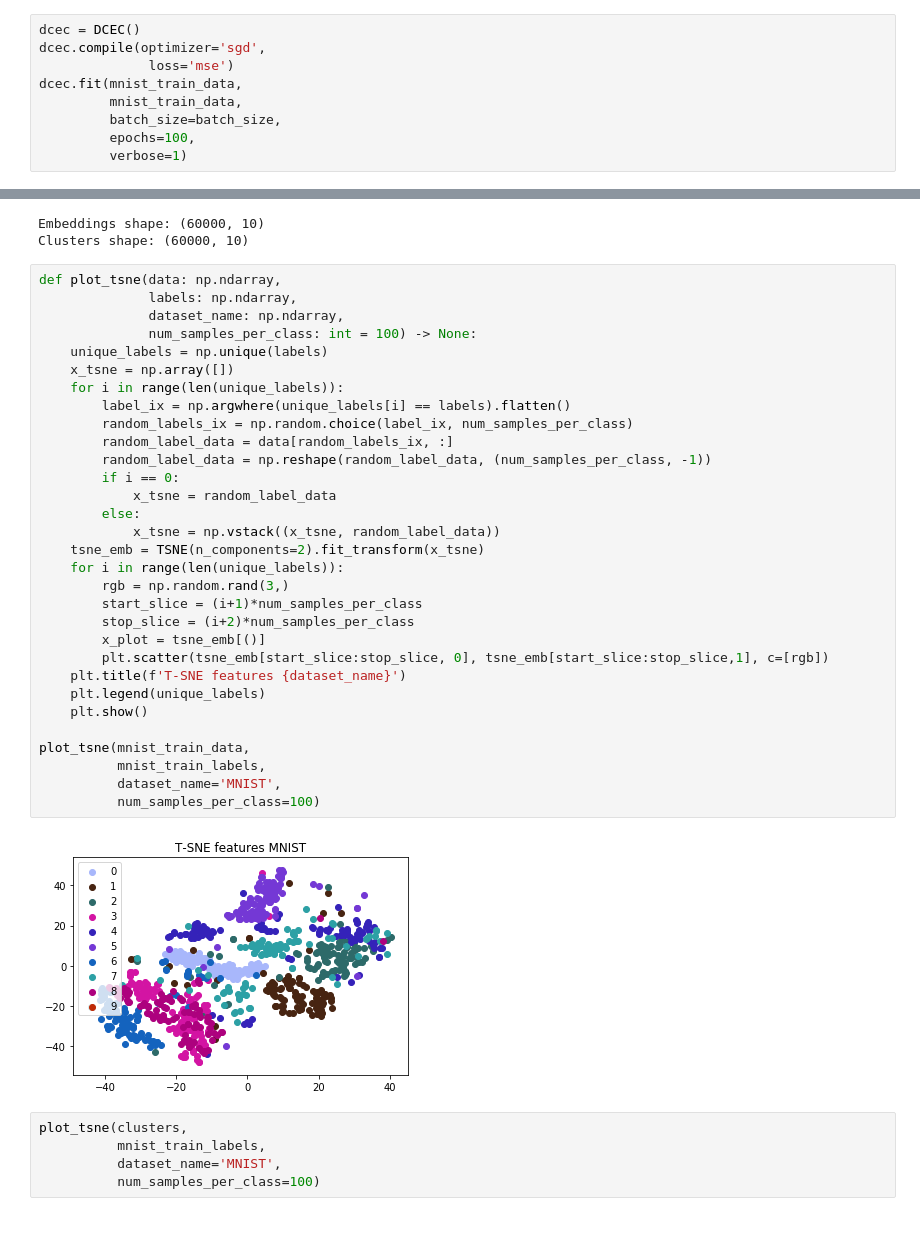
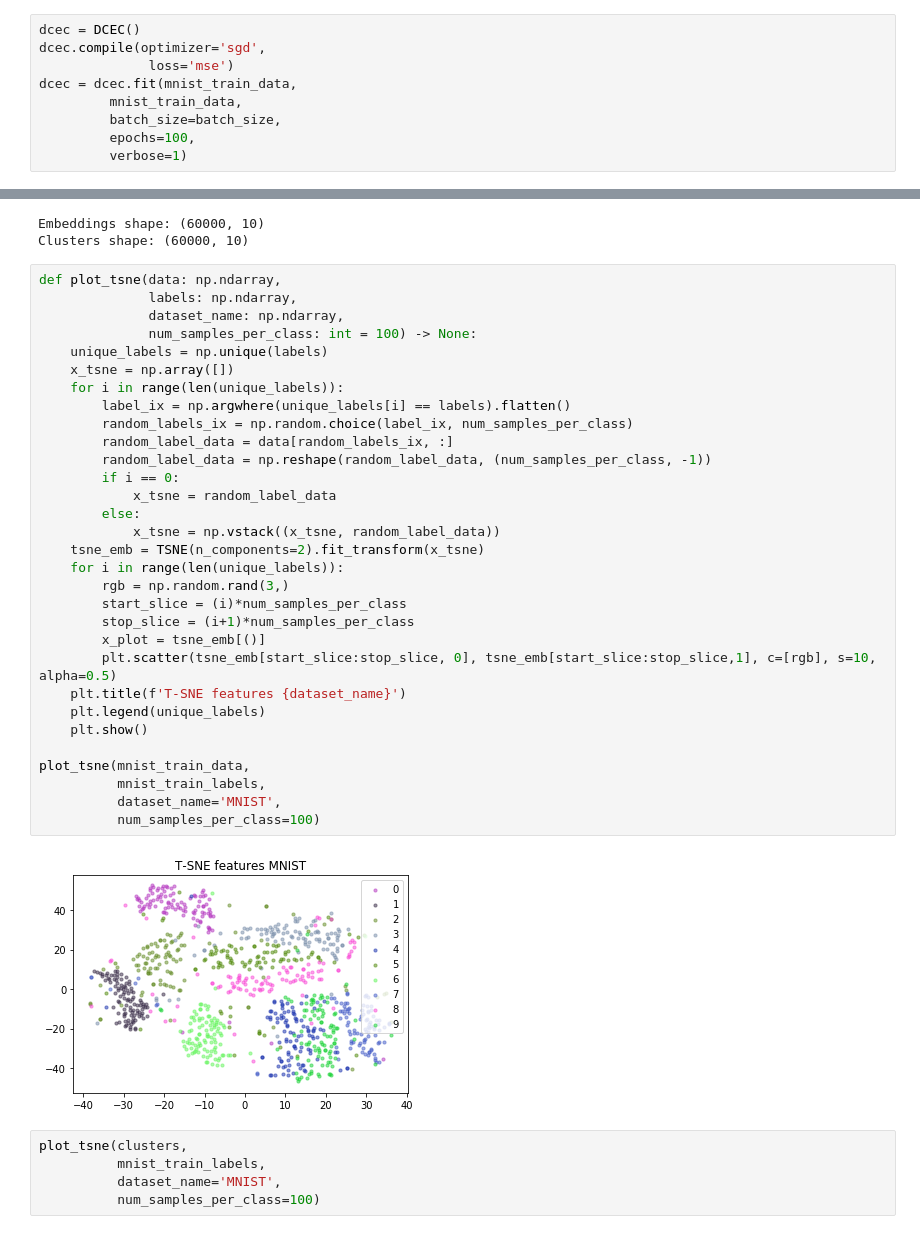
Before and after one commit to eloygeenjaar/cv-dl, a Jupyter notebook: dcec-train.ipynb, the cells around one changed output, grey strips where cells are left out. Saved outputs shown, nothing was run; the diff lists cells and outputs as text.

Commit message:
Updated training and new model

```diff
--- a/dcec-train.ipynb
+++ b/dcec-train.ipynb
@@ -29,7 +29,7 @@ MNIST validation shape: (10000, 28, 28, 1)
 dcec = DCEC()
 dcec.compile(optimizer='sgd',
               loss='mse')
-dcec.fit(mnist_train_data,
+dcec = dcec.fit(mnist_train_data,
          mnist_train_data,
          batch_size=batch_size,
          epochs=100,
@@ -71,36 +55,36 @@ Clusters shape: (60000, 10)
 # %%
 def plot_tsne(data: np.ndarray,
               labels: np.ndarray,
               dataset_name: np.ndarray,
               num_samples_per_class: int = 100) -> None:
     unique_labels = np.unique(labels)
     x_tsne = np.array([])
     for i in range(len(unique_labels)):
         label_ix = np.argwhere(unique_labels[i] == labels).flatten()
         random_labels_ix = np.random.choice(label_ix, num_samples_per_class)
         random_label_data = data[random_labels_ix, :]
         random_label_data = np.reshape(random_label_data, (num_samples_per_class, -1))
         if i == 0:
             x_tsne = random_label_data
         else:
             x_tsne = np.vstack((x_tsne, random_label_data))
     tsne_emb = TSNE(n_components=2).fit_transform(x_tsne)
     for i in range(len(unique_labels)):
         rgb = np.random.rand(3,)
-        start_slice = (i+1)*num_samples_per_class
-        stop_slice = (i+2)*num_samples_per_class
+        start_slice = (i)*num_samples_per_class
+        stop_slice = (i+1)*num_samples_per_class
         x_plot = tsne_emb[()]
-        plt.scatter(tsne_emb[start_slice:stop_slice, 0], tsne_emb[start_slice:stop_slice,1], c=[rgb])
+        plt.scatter(tsne_emb[start_slice:stop_slice, 0], tsne_emb[start_slice:stop_slice,1], c=[rgb], s=10, alpha=0.5)
     plt.title(f'T-SNE features {dataset_name}')
     plt.legend(unique_labels)
     plt.show()
 
 plot_tsne(mnist_train_data,
           mnist_train_labels,
           dataset_name='MNIST',
           num_samples_per_class=100)
 # %% [output]
-[figure, old version]
+[figure, new version]
 # %%
 plot_tsne(clusters,
           mnist_train_labels,
```
Also changed, not shown: parts of 9 cells of this notebook, 1 other file.
